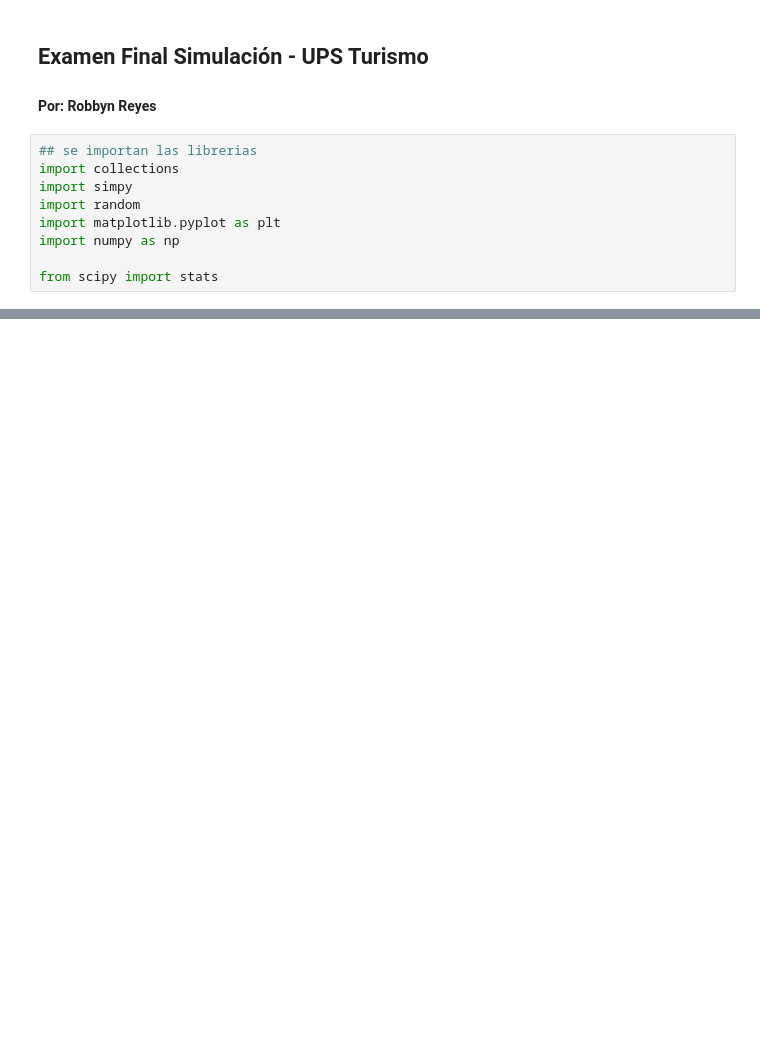
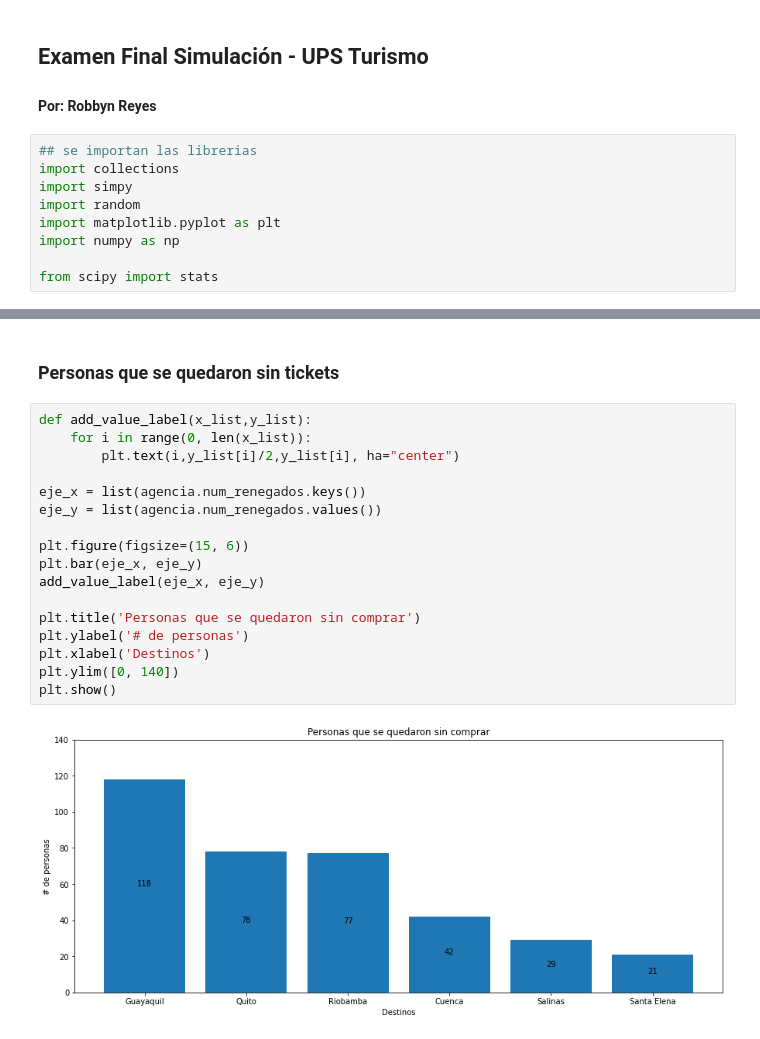
Before and after one commit to Robbyn07/simulacion, a Jupyter notebook: ExamenFinal_ups_turismo.ipynb, the cells around one changed output, grey strips where cells are left out. Saved outputs shown, nothing was run; the diff lists cells and outputs as text; blank space fills up the shorter version.

```diff
--- a/ExamenFinal_ups_turismo.ipynb
+++ b/ExamenFinal_ups_turismo.ipynb
@@ -73,0 +253,21 @@ env.run(until=TIEMPO_SIMULACION)
+# %% [markdown]
+### Personas que se quedaron sin tickets
+# %%
+def add_value_label(x_list,y_list):
+    for i in range(0, len(x_list)):
+        plt.text(i,y_list[i]/2,y_list[i], ha="center")
+
+eje_x = list(agencia.num_renegados.keys())
+eje_y = list(agencia.num_renegados.values())
+
+plt.figure(figsize=(15, 6))
+plt.bar(eje_x, eje_y)
+add_value_label(eje_x, eje_y)
+
+plt.title('Personas que se quedaron sin comprar')
+plt.ylabel('# de personas')
+plt.xlabel('Destinos')
+plt.ylim([0, 140])
+plt.show()
+# %% [output]
+[figure, added]
```
Also changed, not shown: parts of 15 cells of this notebook, 1 other file.
